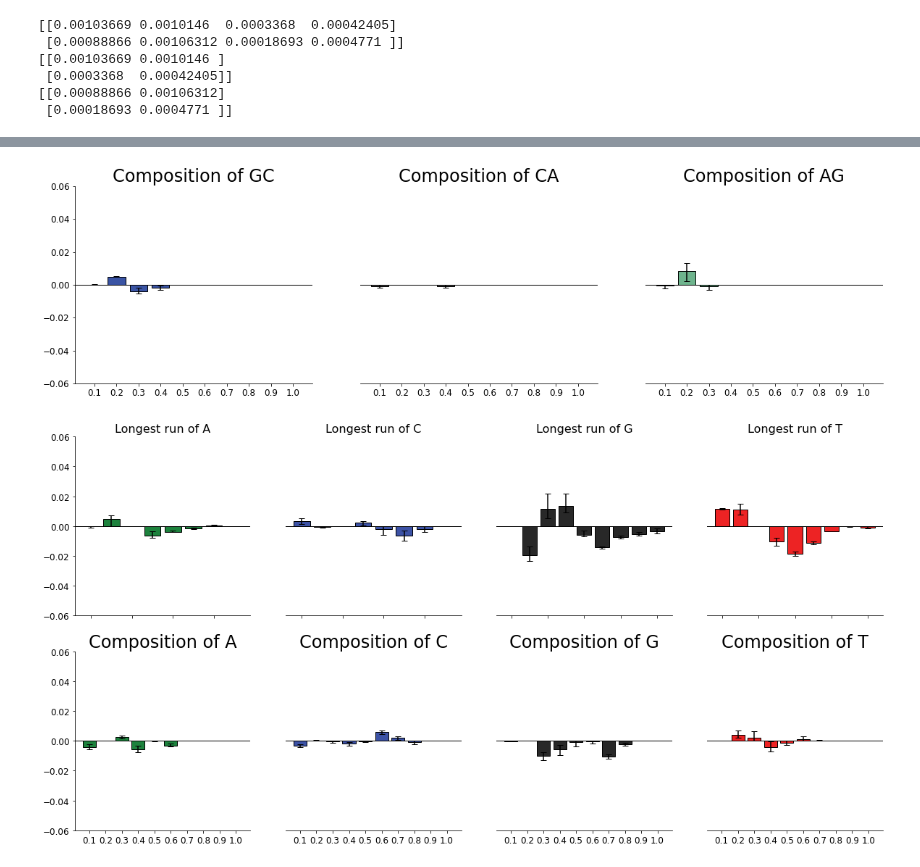
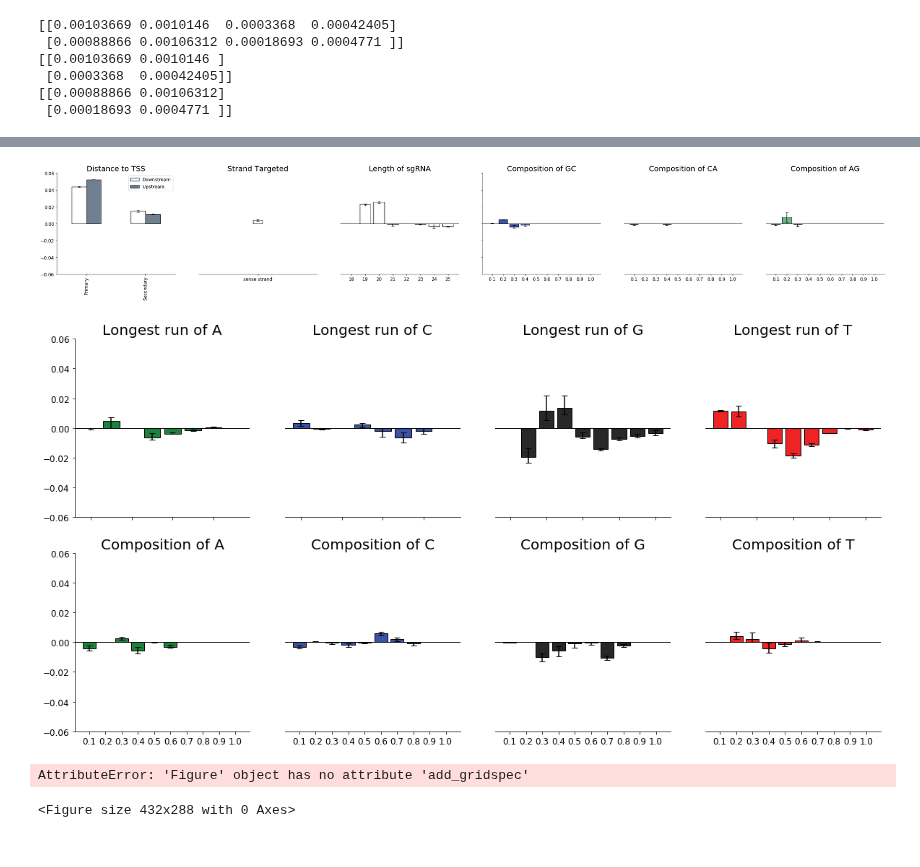
Before and after one commit to AnthonyHein/QCB455Project, a Jupyter notebook: PredictionWeights.ipynb, the cells around one changed output, grey strips where cells are left out. Drawn from its saved outputs; the diff is of its cells as text; code cells hidden in the pictures.

Commit message:
gridspec

```diff
--- a/PredictionWeights.ipynb
+++ b/PredictionWeights.ipynb
@@ -252,23 +252,28 @@ def composition(nucl, ax, color, first):
     set_graph(first, ax)
     ax.set_title('Composition of ' + nucl, fontsize=20)
 # %%
-f, axs = plt.subplots(1,3,figsize=(20,5))
+f, axs = plt.subplots(1,6,figsize=(40,5))
+
+plot_TSS(axs[0], True)
+plot_strand(axs[1], False)
+plot_length(axs[2], False)
+
 colors = ['#3a54a4', '#535152', '#6eb48d']
-for nucl, ax, color in [('GC', axs[0], colors[0]),
-                ('CA', axs[1], colors[1]),
-                ('AG', axs[2], colors[2])]:
-    if(ax == axs[0]):
+for nucl, ax, color in [('GC', axs[3], colors[0]),
+                ('CA', axs[4], colors[1]),
+                ('AG', axs[5], colors[2])]:
+    if(ax == axs[3]):
         composition(nucl, ax, color, True)
     else:
         composition(nucl, ax, color, False)
 
 # hide outer axes
 for ax in axs.flat:
     ax.label_outer()
 
 plt.savefig("dimer_comp")
 # %% [output]
-[figure, old version]
+[figure, new version]
 # %%
 f, axs = plt.subplots(2,4,figsize=(20,10))
 
@@ -292,4 +297,4 @@ fig.tight_layout()
 
 plt.savefig("run_comp")
 # %% [output]
-[figure, old version]
+[figure, new version]
@@ -295,0 +303,59 @@ plt.savefig("run_comp")
+# %%
+fig3 = plt.figure(constrained_layout=True)
+gs = fig3.add_gridspec(6, 12)
+
+f3_ax1 = fig3.add_subplot(gs[0, :])
+colors =  ['#1d823d', '#3c52a5', '#282828', '#ed2324']
+pos_plot(nucl_pos_plot, colors, "Nucleotides at each position", ('A', 'C', 'G', 'T'), f3_ax1)
+
+f3_ax2 = fig3.add_subplot(gs[1, :])
+colors = ['#1d823d', '#419965', '#6eb48d', '#a0ceb4',
+         '#3a54a4', '#6175b5', '#8a98ca','#b0bbdd',
+         '#282626', '#535152', '#7d7d7d', '#a9a9aa',
+         '#ee2225', '#f04e50', '#f47b7d', '#f5a8a6']
+pos_plot(dimer_plot, colors,"Dimers at each position", dimers, f3_ax2)
+
+longA_ax = fig3.add_subplot(gs[2, :2])
+longC_ax = fig3.add_subplot(gs[2, 2:5])
+longG_ax = fig3.add_subplot(gs[2, 5:8])
+longT_ax = fig3.add_subplot(gs[2, 8:11])
+
+compA_ax = fig3.add_subplot(gs[3, :2])
+compC_ax = fig3.add_subplot(gs[3, 2:5])
+compG_ax = fig3.add_subplot(gs[3, 5:8])
+compT_ax = fig3.add_subplot(gs[3, 8:11])
+
+colors = ['#1d823d', '#3c52a5', '#282828', '#ed2324']
+for nucl, ax_run, ax_comp, color in [('A', longA_ax, compA_ax, colors[0]),
+                ('C', longC_ax, compC_ax, colors[1]),
+                ('G', longG_ax, compG_ax, colors[2]),
+                ('T', longT_ax, compT_ax, colors[3])]:
+    if(ax_run == axs[0, 0]):
+        longest_run(nucl, ax_run, color, True)
+        composition(nucl, ax_comp, color, True)
+    else:
+        longest_run(nucl, ax_run, color, False)
+        composition(nucl, ax_comp, color, False)
+
+compGC_ax = fig3.add_subplot(gs[4, :3])
+compCA_ax = fig3.add_subplot(gs[4, 3:7])
+compAG_ax = fig3.add_subplot(gs[4, 7:11])
+
+colors = ['#3a54a4', '#535152', '#6eb48d']
+for nucl, ax, color in [('GC', compGC_ax, colors[0]),
+                ('CA', compCA_ax, colors[1]),
+                ('AG', compAG_ax, colors[2])]:
+    if(ax == axs[3]):
+        composition(nucl, ax, color, True)
+    else:
+        composition(nucl, ax, color, False)
+
+TSS_ax = fig3.add_subplot(gs[5, :3])
+strand_ax = fig3.add_subplot(gs[5, 3:7])
+len_ax = fig3.add_subplot(gs[5, 7:11])
+plot_TSS(TSS_ax, True)
+plot_strand(strand_ax, False)
+plot_length(len_ax, False)
+# %% [output]
+AttributeError: 'Figure' object has no attribute 'add_gridspec'
+<Figure size 432x288 with 0 Axes>
```
Also changed, not shown: parts of 3 cells of this notebook.
